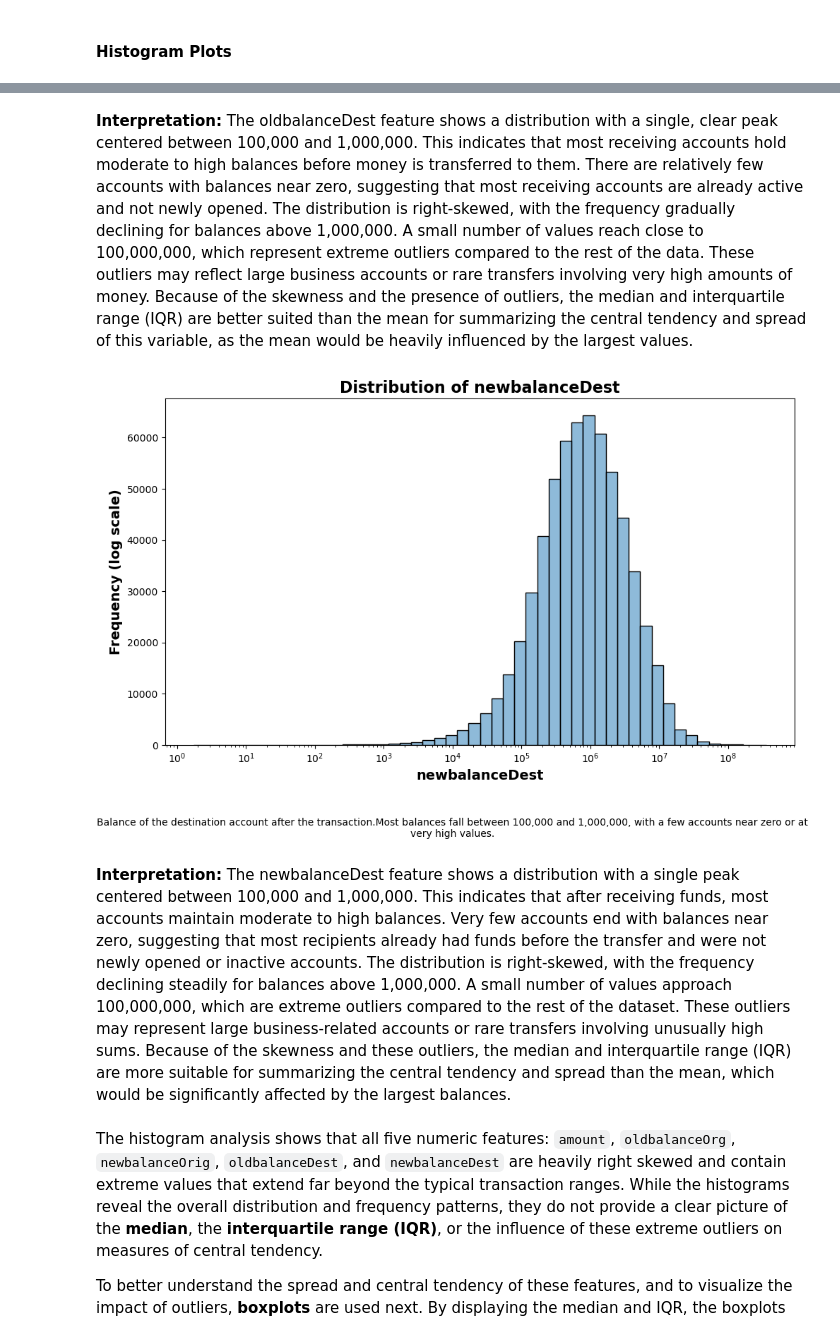
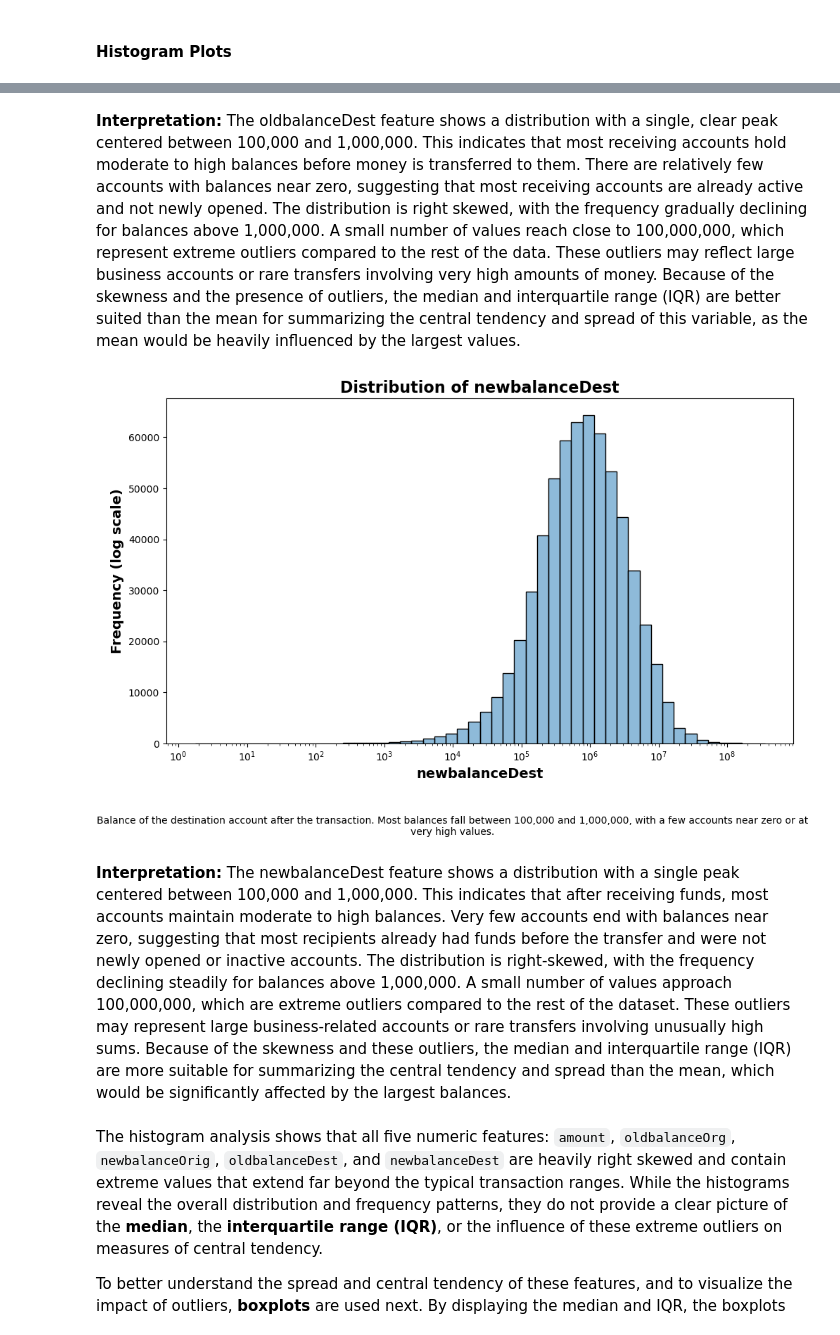
Before and after one commit to J-Moral/JM_Financial_Fraud_Detection, a Jupyter notebook: notebooks/eda.ipynb, the cells around one changed output, grey strips where cells are left out. Saved outputs shown, nothing was run; the diff lists cells and outputs as text; code cells hidden in the pictures.

```diff
--- a/notebooks/eda.ipynb
+++ b/notebooks/eda.ipynb
@@ -154,13 +154,13 @@ transaction_feature = {
         'very large sums.',
 
         'interpretation': 'The oldbalanceOrg feature represents the balance of the sender`s  account prior to initiating a transaction. The '
-        'distribution is right-skewed, with a mode observed between approximately $10,000 and $100,000. This mode indicates the most frequently '
+        'distribution is right skewed, with a mode observed between approximately $10,000 and $100,000. This mode indicates the most frequently '
         'occurring range of balances before transactions. Although the majority of values are concentrated in the mid-to-high range, the '
-        'distribution includes low-frequency but high-value observations extending beyond $10 million. These extreme values function as positive '
+        'distribution includes low frequency but high value observations extending beyond $10 million. These extreme values function as positive '
         'outliers and suggest the presence of accounts with unusually large balances, possibly representing institutional or high-net-worth users. '
         'The use of a logarithmic scale on the frequency axis enables better visualization of the wide range of values and reveals the presence of '
         'non-zero frequency across the entire domain of the variable. This indicates that transactions were made by users across a broad financial '
-        'spectrum. Overall, the histogram highlights both the central tendency around mid-level balances and the long tail of rare, high-value '
+        'spectrum. Overall, the histogram highlights both the central tendency around mid-level balances and the long tail of rare, high value '
         'accounts, which may have implications for fraud detection or segmentation by account type.'
     },
     'newbalanceOrig': {
@@ -184,14 +184,14 @@ transaction_feature = {
         'interpretation': 'The oldbalanceDest feature shows a distribution with a single, clear peak centered between 100,000 and 1,000,000. This '
         'indicates that most receiving accounts hold moderate to high balances before money is transferred to them. There are relatively few '
         'accounts with balances near zero, suggesting that most receiving accounts are already active and not newly opened. The distribution is '
-        'right-skewed, with the frequency gradually declining for balances above 1,000,000. A small number of values reach close to 100,000,000, '
+        'right skewed, with the frequency gradually declining for balances above 1,000,000. A small number of values reach close to 100,000,000, '
         'which represent extreme outliers compared to the rest of the data. These outliers may reflect large business accounts or rare transfers '
         'involving very high amounts of money. Because of the skewness and the presence of outliers, the median and interquartile range (IQR) are '
         'better suited than the mean for summarizing the central tendency and spread of this variable, as the mean would be heavily influenced by '
         'the largest values.'
     },
     'newbalanceDest': {
-        'description': 'Balance of the destination account after the transaction.Most balances fall between 100,000 and 1,000,000, with a few '
+        'description': 'Balance of the destination account after the transaction. Most balances fall between 100,000 and 1,000,000, with a few '
         'accounts near zero or at very high values.',
 
         'interpretation': 'The newbalanceDest feature shows a distribution with a single peak centered between 100,000 and 1,000,000. This '
@@ -226,6 +226,6 @@ for feature, content in transaction_feature.items():
 [figure]
-**Interpretation:** The oldbalanceDest feature shows a distribution with a single, clear peak centered between 100,000 and 1,000,000. This indicates that most receiving accounts hold moderate to high balances before money is transferred to them. There are relatively few accounts with balances near zero, suggesting that most receiving accounts are already active and not newly opened. The distribution is right-skewed, with the frequency gradually declining for balances above 1,000,000. A small number of values reach close to 100,000,000, which represent extreme outliers compared to the rest of the data. These outliers may reflect large business accounts or rare transfers involving very high amounts of money. Because of the skewness and the presence of outliers, the median and interquartile range (IQR) are better suited than the mean for summarizing the central tendency and spread of this variable, as the mean would be heavily influenced by the largest values.
+**Interpretation:** The oldbalanceDest feature shows a distribution with a single, clear peak centered between 100,000 and 1,000,000. This indicates that most receiving accounts hold moderate to high balances before money is transferred to them. There are relatively few accounts with balances near zero, suggesting that most receiving accounts are already active and not newly opened. The distribution is right skewed, with the frequency gradually declining for balances above 1,000,000. A small number of values reach close to 100,000,000, which represent extreme outliers compared to the rest of the data. These outliers may reflect large business accounts or rare transfers involving very high amounts of money. Because of the skewness and the presence of outliers, the median and interquartile range (IQR) are better suited than the mean for summarizing the central tendency and spread of this variable, as the mean would be heavily influenced by the largest values.
-[figure, old version]
+[figure, new version]
 **Interpretation:** The newbalanceDest feature shows a distribution with a single peak centered between 100,000 and 1,000,000. This indicates that after receiving funds, most accounts maintain moderate to high balances. Very few accounts end with balances near zero, suggesting that most recipients already had funds before the transfer and were not newly opened or inactive accounts. The distribution is right-skewed, with the frequency declining steadily for balances above 1,000,000. A small number of values approach 100,000,000, which are extreme outliers compared to the rest of the dataset. These outliers may represent large business-related accounts or rare transfers involving unusually high sums. Because of the skewness and these outliers, the median and interquartile range (IQR) are more suitable for summarizing the central tendency and spread than the mean, which would be significantly affected by the largest balances.
 # %% [markdown]
 The histogram analysis shows that all five numeric features: `amount`, `oldbalanceOrg`, `newbalanceOrig`, `oldbalanceDest`, and `newbalanceDest` are heavily right skewed and contain extreme values that extend far beyond the typical transaction ranges. While the histograms reveal the overall distribution and frequency patterns, they do not provide a clear picture of the **median**, the **interquartile range (IQR)**, or the influence of these extreme outliers on measures of central tendency.
```
Also changed, not shown: parts of 4 cells of this notebook, 1 other file.
